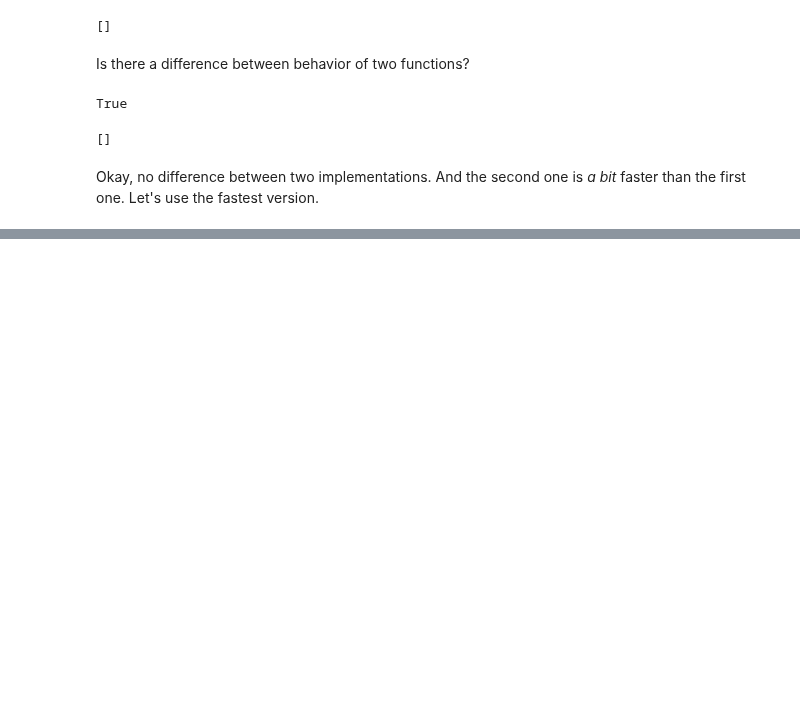
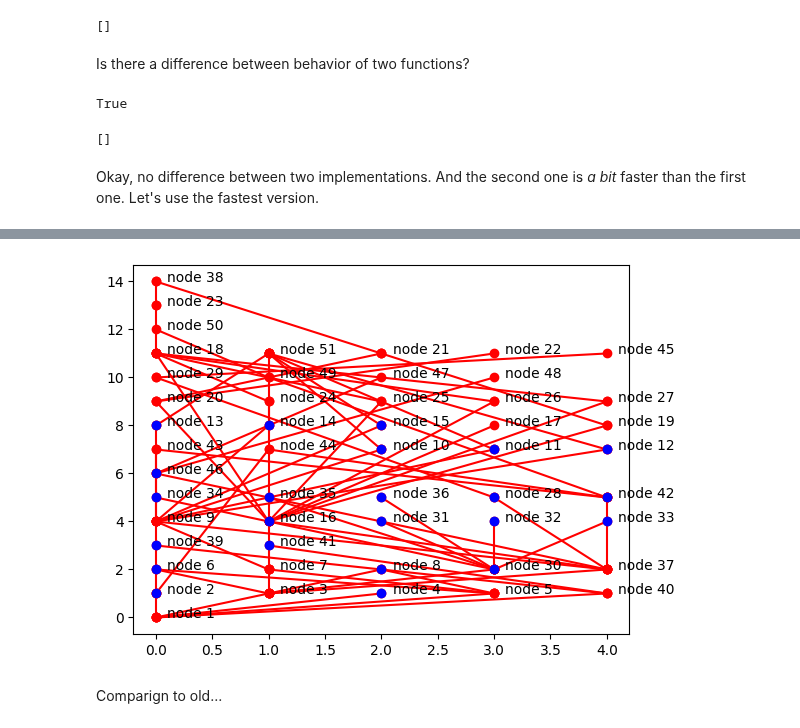
Before and after one commit to ahitrin/SiebenApp-render-playground, a Jupyter notebook: notebooks/11_virtual_layers.ipynb, the cells around one changed output, grey strips where cells are left out. Saved outputs shown, nothing was run; the diff lists cells and outputs as text; code cells hidden in the pictures; blank space fills up the shorter version.

```diff
--- a/notebooks/11_virtual_layers.ipynb
+++ b/notebooks/11_virtual_layers.ipynb
@@ -292,0 +585,3 @@ Okay, no difference between two implementations. And the second one is _a bit_ f
+# %%
+step12 = tube(step11, vl)
+pp(step12)
@@ -292,0 +606,3 @@ Okay, no difference between two implementations. And the second one is _a bit_ f
+# %%
+step13 = tube(step12, vl)
+pp(step13)
@@ -292,0 +626,3 @@ Okay, no difference between two implementations. And the second one is _a bit_ f
+# %%
+step14 = tube(step13, vl)
+pp(step14)
@@ -292,0 +647,3 @@ Okay, no difference between two implementations. And the second one is _a bit_ f
+# %%
+step15 = tube(step14, vl)
+pp(step15)
@@ -292,0 +669,6 @@ Okay, no difference between two implementations. And the second one is _a bit_ f
+# %%
+draw(step15.rr)
+# %% [output]
+[figure, added]
+# %% [markdown]
+Comparign to old...
```
Also changed, not shown: parts of 27 cells of this notebook, 1 other file.
